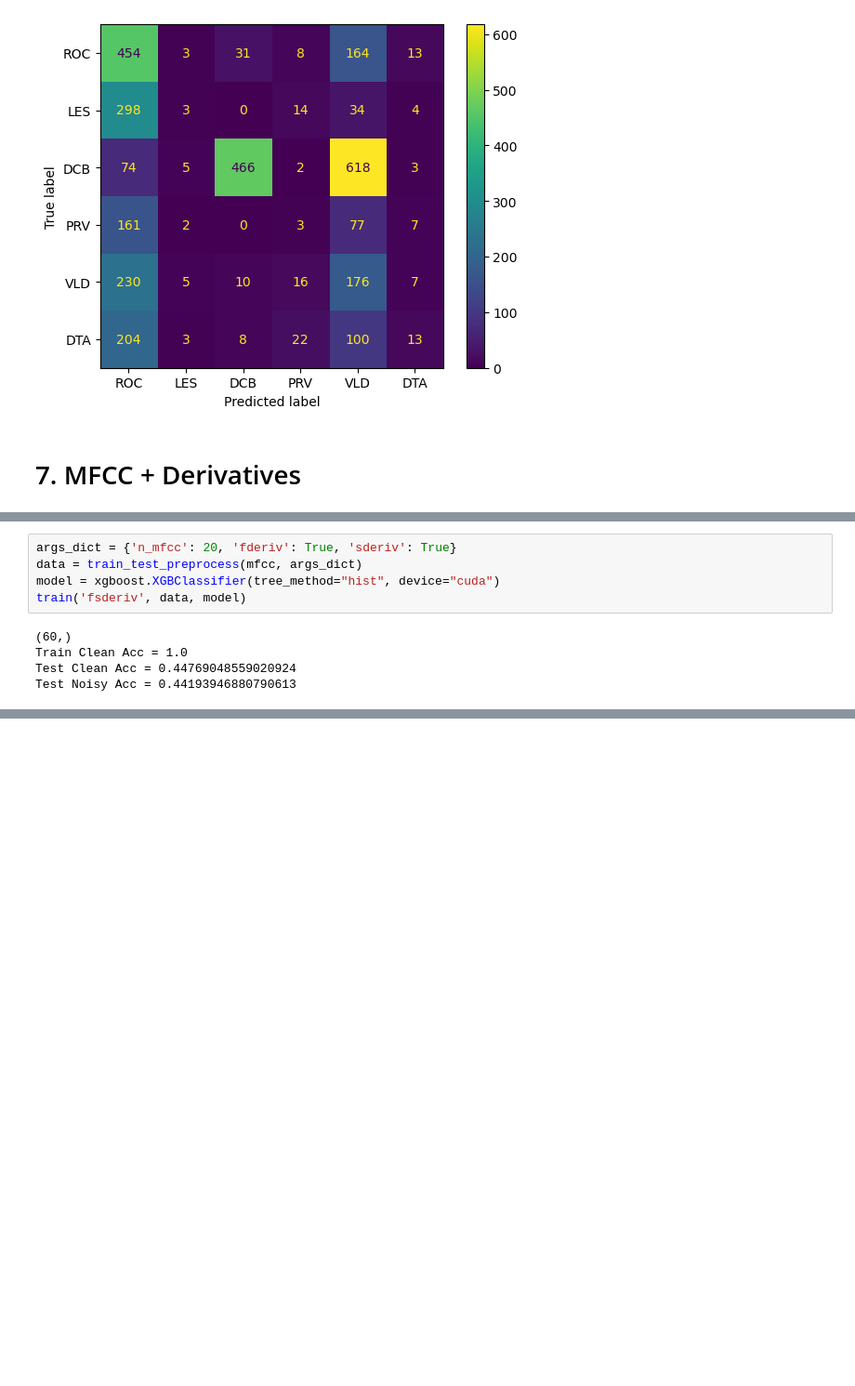
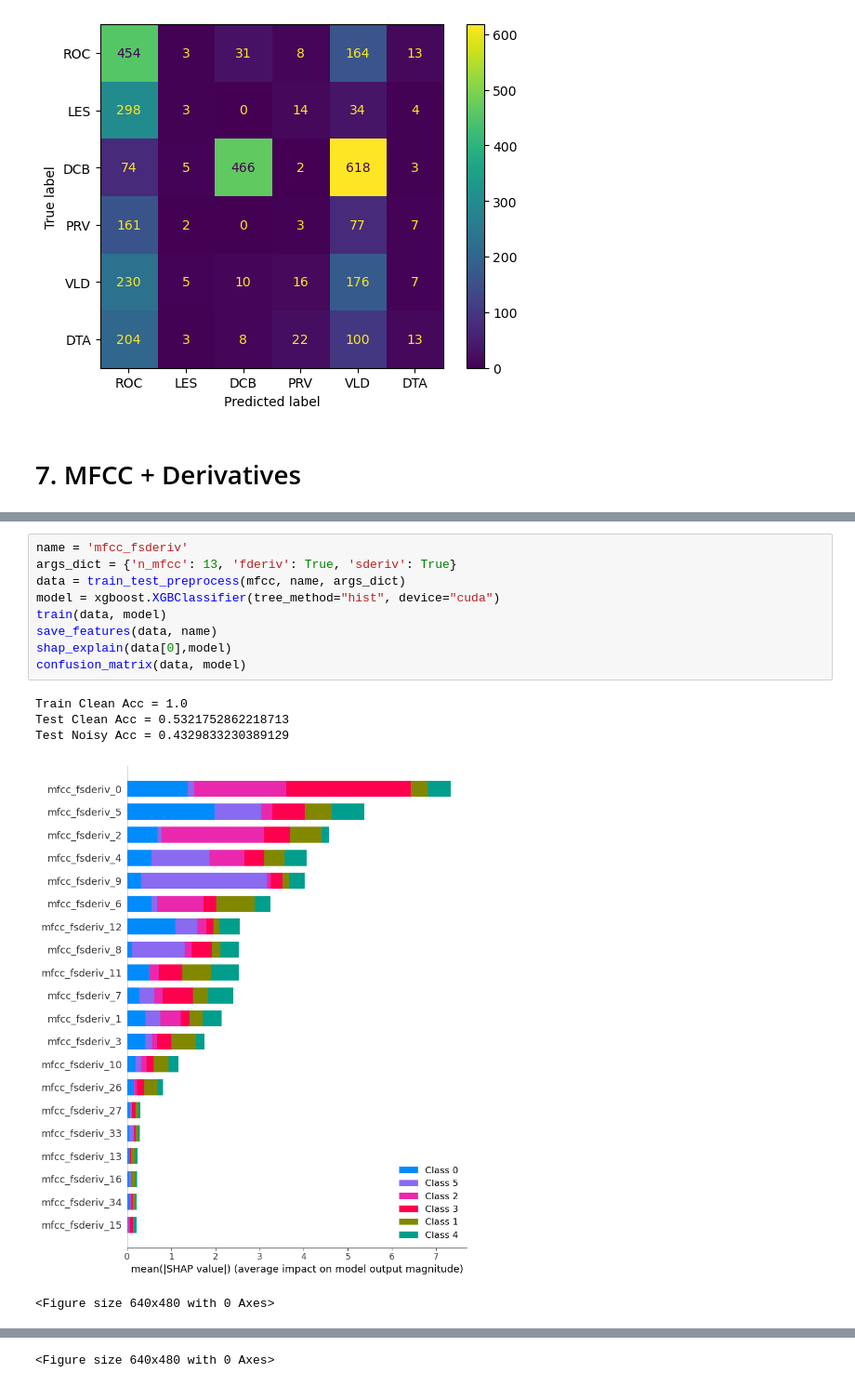
Before and after one commit to awong0811/M214A-Final-Project, a Jupyter notebook: F24_ECE_M214A_Project.ipynb, the cells around one changed output, grey strips where cells are left out. Shown at 93% size. Cells and saved outputs as stored; diff of their text form; blank space fills up the shorter version.

Commit message:
finished mfcc tests

```diff
--- a/F24_ECE_M214A_Project.ipynb
+++ b/F24_ECE_M214A_Project.ipynb
@@ -363,10 +381,15 @@ confusion_matrix(data, model)
 # %%
-args_dict = {'n_mfcc': 20, 'fderiv': True, 'sderiv': True}
-data = train_test_preprocess(mfcc, args_dict)
+name = 'mfcc_fsderiv'
+args_dict = {'n_mfcc': 13, 'fderiv': True, 'sderiv': True}
+data = train_test_preprocess(mfcc, name, args_dict)
 model = xgboost.XGBClassifier(tree_method="hist", device="cuda")
-train('fsderiv', data, model)
+train(data, model)
+save_features(data, name)
+shap_explain(data[0],model)
+confusion_matrix(data, model)
 # %% [output]
-(60,)
 Train Clean Acc = 1.0
-Test Clean Acc = 0.44769048559020924
-Test Noisy Acc = 0.44193946880790613
+Test Clean Acc = 0.5321752862218713
+Test Noisy Acc = 0.4329833230389129
+[figure, added]
+<Figure size 640x480 with 0 Axes>
@@ -372,0 +397 @@ Test Noisy Acc = 0.44193946880790613
+<Figure size 640x480 with 0 Axes>
```
Also changed, not shown: parts of 3 cells of this notebook, 1 other file.
